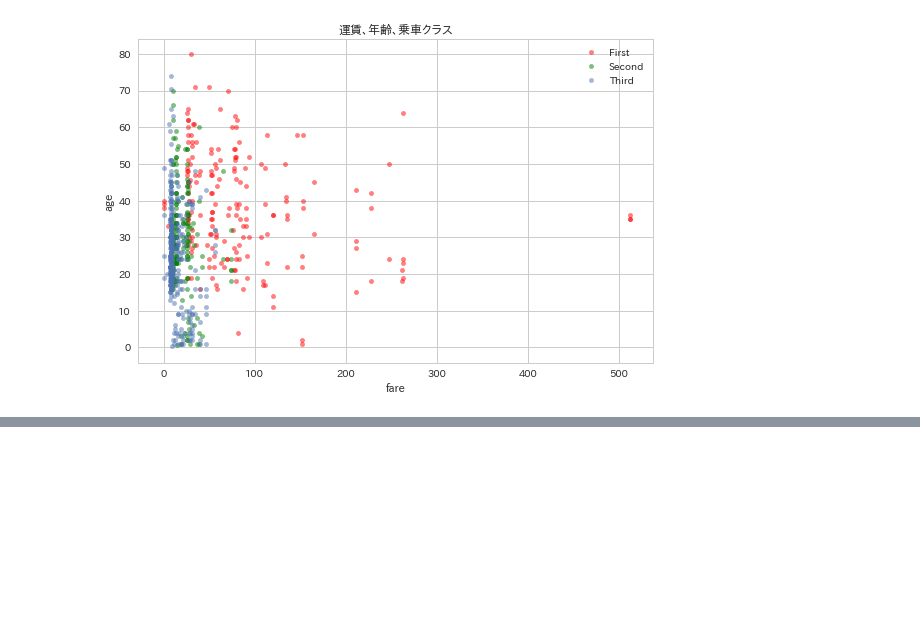
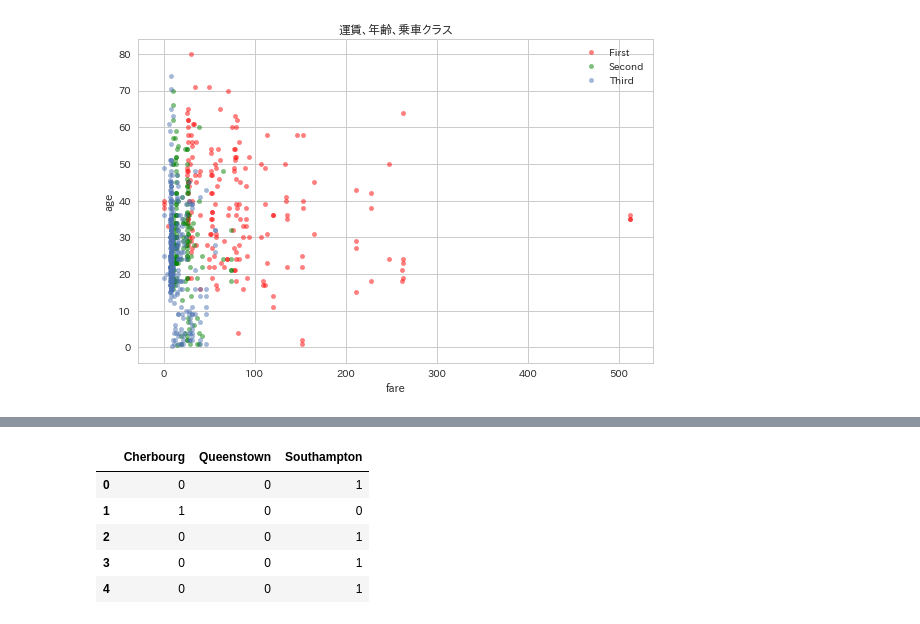
Before and after one commit to knishioka/practical-analysis, a Jupyter notebook: notebooks/titanic_analysis.ipynb, the cells around one changed output, grey strips where cells are left out. Drawn from its saved outputs; the diff is of its cells as text; code cells hidden in the pictures; blank space fills up the shorter version.

```diff
--- a/notebooks/titanic_analysis.ipynb
+++ b/notebooks/titanic_analysis.ipynb
@@ -140,0 +162,9 @@ df[df['class'] == 'Third'].plot.scatter('fare', 'age', alpha=0.5, ax=ax,
+# %%
+dropped.embark_town.str.get_dummies().head()
+# %% [output]
+|  | Cherbourg | Queenstown | Southampton |
+| 0 | 0 | 0 | 1 |
+| 1 | 1 | 0 | 0 |
+| 2 | 0 | 0 | 1 |
+| 3 | 0 | 0 | 1 |
+| 4 | 0 | 0 | 1 |
```
Also changed, not shown: parts of 22 cells of this notebook.
